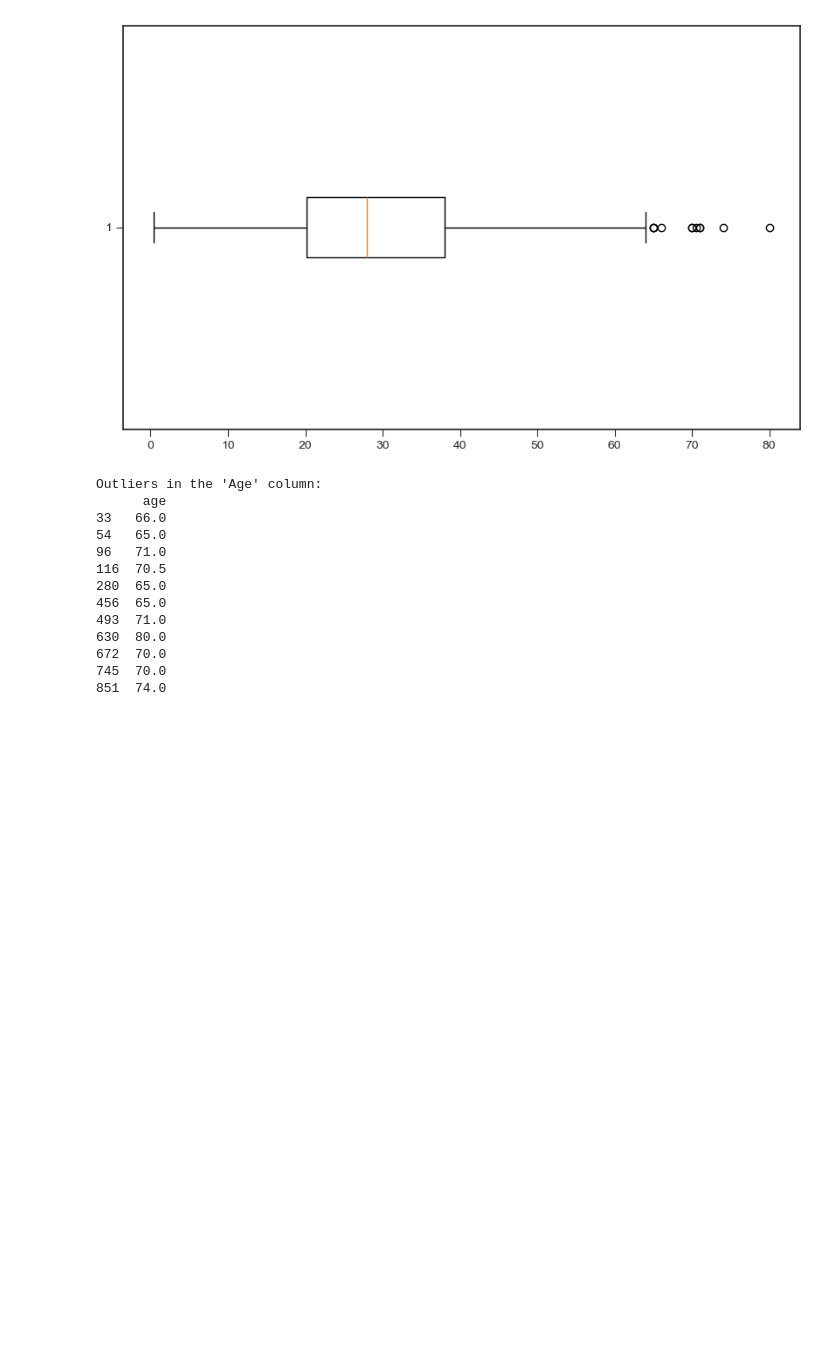
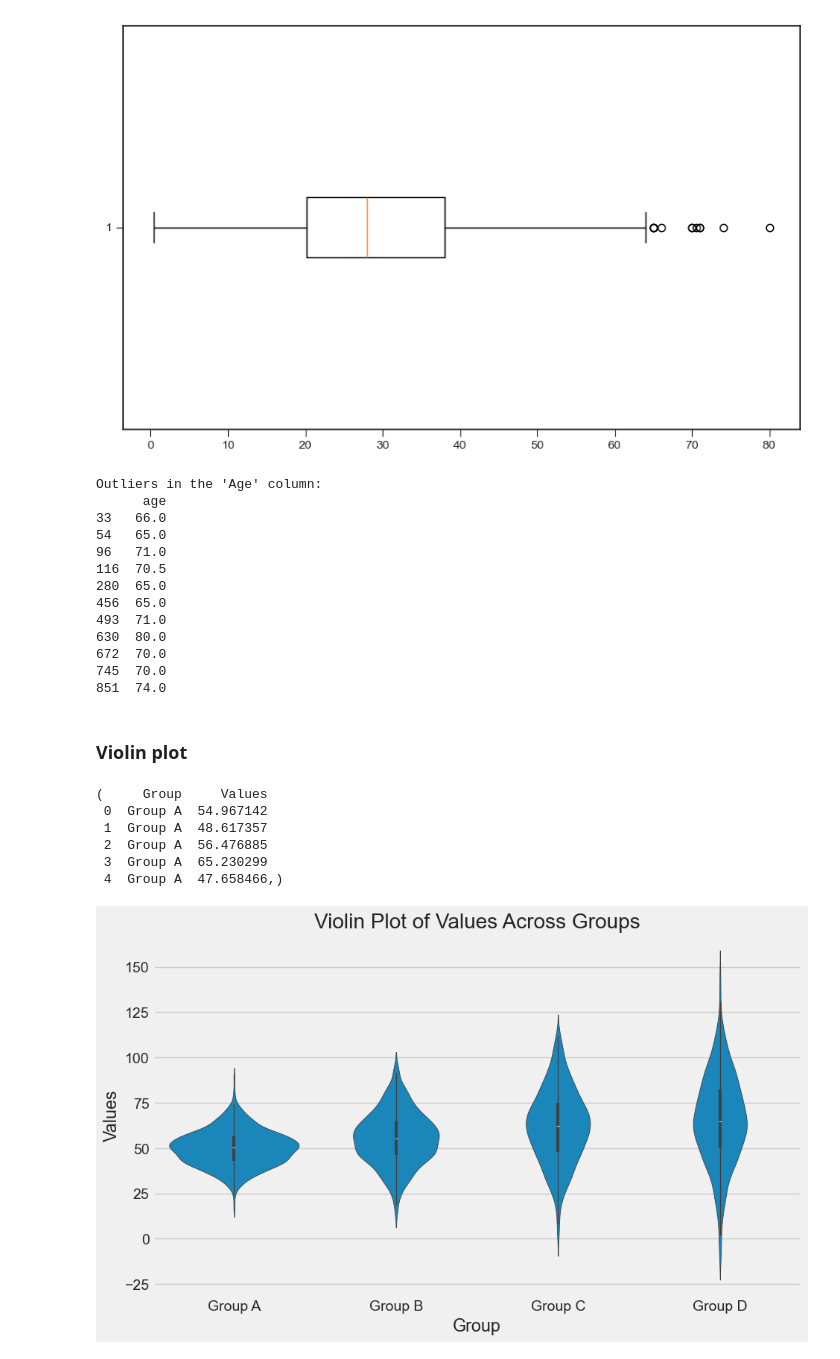
Before and after one commit to PurplePegasus08/My-ML-notes, a Jupyter notebook: Data visualizations/Plots.ipynb, the cells around one changed output. Drawn from its saved outputs; the diff is of its cells as text; code cells hidden in the pictures; blank space fills up the shorter version.

Commit message:
violinplot

```diff
--- a/Data visualizations/Plots.ipynb
+++ b/Data visualizations/Plots.ipynb
@@ -907,3 +890,39 @@ Outliers in the 'Age' column:
 672  70.0
 745  70.0
 851  74.0
+# %% [markdown]
+### Violin plot
+# %%
+
+
+np.random.seed(42)
+group_labels = ['Group A', 'Group B', 'Group C', 'Group D']
+
+data = {
+    'Group': np.repeat(group_labels, 500),
+    'Values': np.concatenate([
+        np.random.normal(loc=50, scale=10, size=500),
+        np.random.normal(loc=55, scale=15, size=500),
+        np.random.normal(loc=60, scale=20, size=500),
+        np.random.normal(loc=65, scale=25, size=500)
+    ])
+}
+
+df_violin_data = pd.DataFrame(data)
+df_violin_data.head(),
+# %% [output]
+(     Group     Values
+ 0  Group A  54.967142
+ 1  Group A  48.617357
+ 2  Group A  56.476885
+ 3  Group A  65.230299
+ 4  Group A  47.658466,)
+# %%
+plt.figure(figsize=(10, 6))
+sns.violinplot(x='Group', y='Values', data=df_violin_data)
+plt.title('Violin Plot of Values Across Groups')
+plt.xlabel('Group')
+plt.ylabel('Values')
+plt.show()
+# %% [output]
+[figure, added]
```
Also changed, not shown: parts of 6 cells of this notebook.
